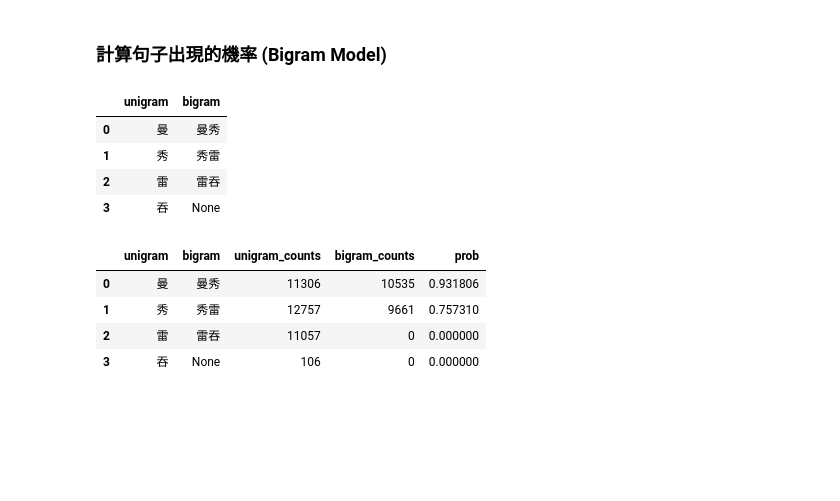
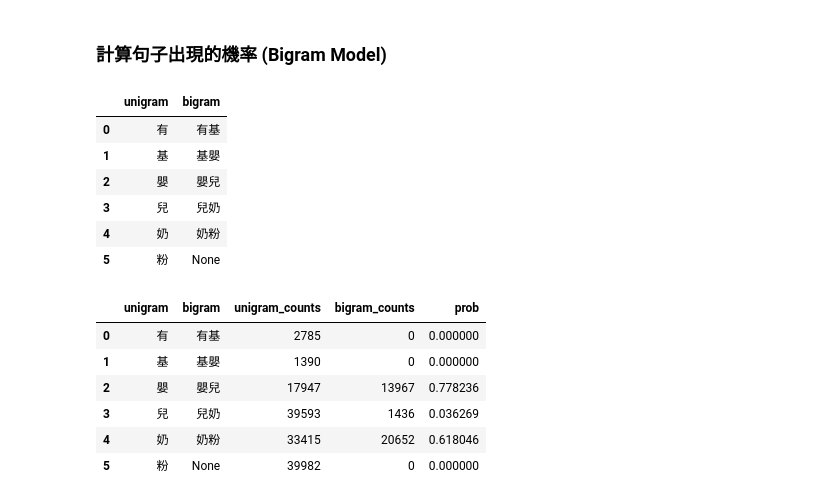
Before and after one commit to victor31ao/search_keywords, a Jupyter notebook: finding_keywords.ipynb, the cells around one changed output. Drawn from its saved outputs; the diff is of its cells as text; code cells hidden in the pictures; blank space fills up the shorter version.

```diff
--- a/finding_keywords.ipynb
+++ b/finding_keywords.ipynb
@@ -207,25 +207,27 @@ def find_matches(term, ngram, n):
 # %% [markdown]
 ### 計算句子出現的機率 (Bigram Model)
 # %%
-input_text = "曼秀雷吞"  # 曼秀雷吞
+input_text = "有基嬰兒奶粉"  # 曼秀雷吞
 
 input_unigram = do_n_gram(input_text, n=1)
 input_bigram = do_n_gram(input_text, n=2)
 input_bigram.append(None)
 
 autocorrect_dict = {
     "unigram": input_unigram,
     "bigram": input_bigram
 }
 
 autocorrect_df = pd.DataFrame(autocorrect_dict)
 autocorrect_df
 # %% [output]
 |  | unigram | bigram |
-| 0 | 曼 | 曼秀 |
-| 1 | 秀 | 秀雷 |
-| 2 | 雷 | 雷吞 |
-| 3 | 吞 | None |
+| 0 | 有 | 有基 |
+| 1 | 基 | 基嬰 |
+| 2 | 嬰 | 嬰兒 |
+| 3 | 兒 | 兒奶 |
+| 4 | 奶 | 奶粉 |
+| 5 | 粉 | None |
 # %%
 autocorrect_df["unigram_counts"] = autocorrect_df["unigram"].apply(lambda x: unigram_df["count"][unigram_df["1_gram"] == x].values)
 autocorrect_df["unigram_counts"] = autocorrect_df["unigram_counts"].map(lambda x: x[0] if len(x) > 0 else 0)
@@ -235,10 +237,12 @@ autocorrect_df["prob"] = autocorrect_df["bigram_counts"] / autocorrect_df["unigr
 autocorrect_df
 # %% [output]
 |  | unigram | bigram | unigram_counts | bigram_counts | prob |
-| 0 | 曼 | 曼秀 | 11306 | 10535 | 0.931806 |
-| 1 | 秀 | 秀雷 | 12757 | 9661 | 0.757310 |
-| 2 | 雷 | 雷吞 | 11057 | 0 | 0.000000 |
-| 3 | 吞 | None | 106 | 0 | 0.000000 |
+| 0 | 有 | 有基 | 2785 | 0 | 0.000000 |
+| 1 | 基 | 基嬰 | 1390 | 0 | 0.000000 |
+| 2 | 嬰 | 嬰兒 | 17947 | 13967 | 0.778236 |
+| 3 | 兒 | 兒奶 | 39593 | 1436 | 0.036269 |
+| 4 | 奶 | 奶粉 | 33415 | 20652 | 0.618046 |
+| 5 | 粉 | None | 39982 | 0 | 0.000000 |
 # %%
 threshold = 0.00017
 
```
Also changed, not shown: parts of 11 cells of this notebook.
